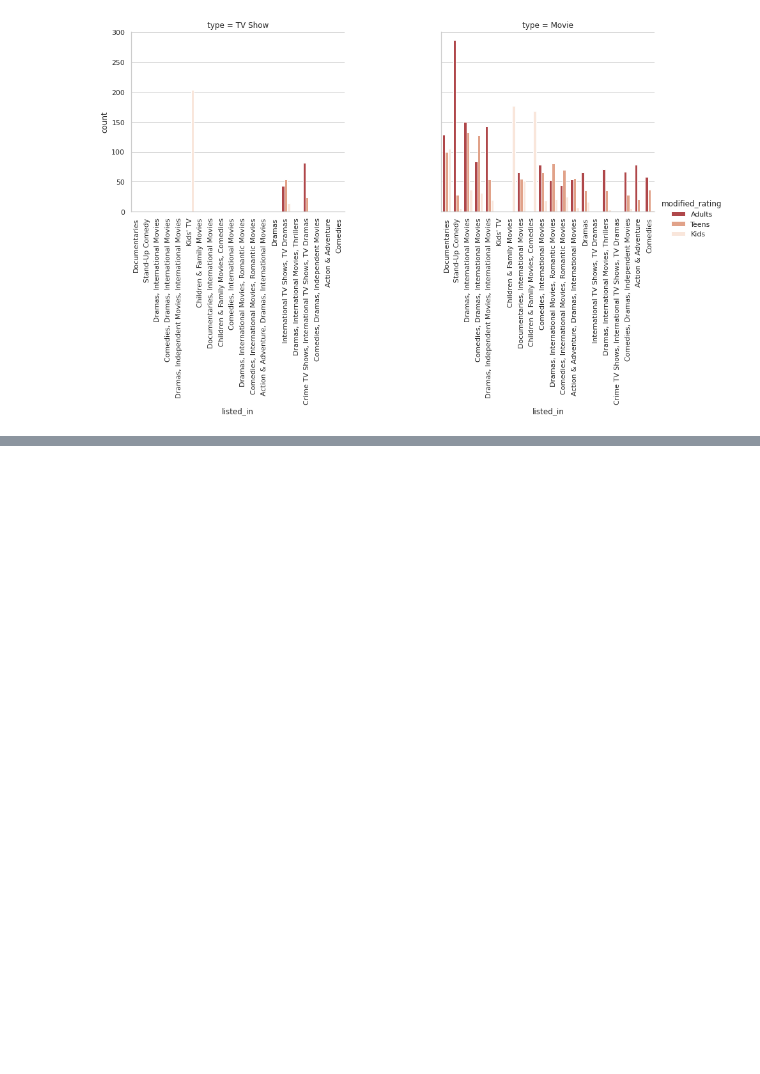
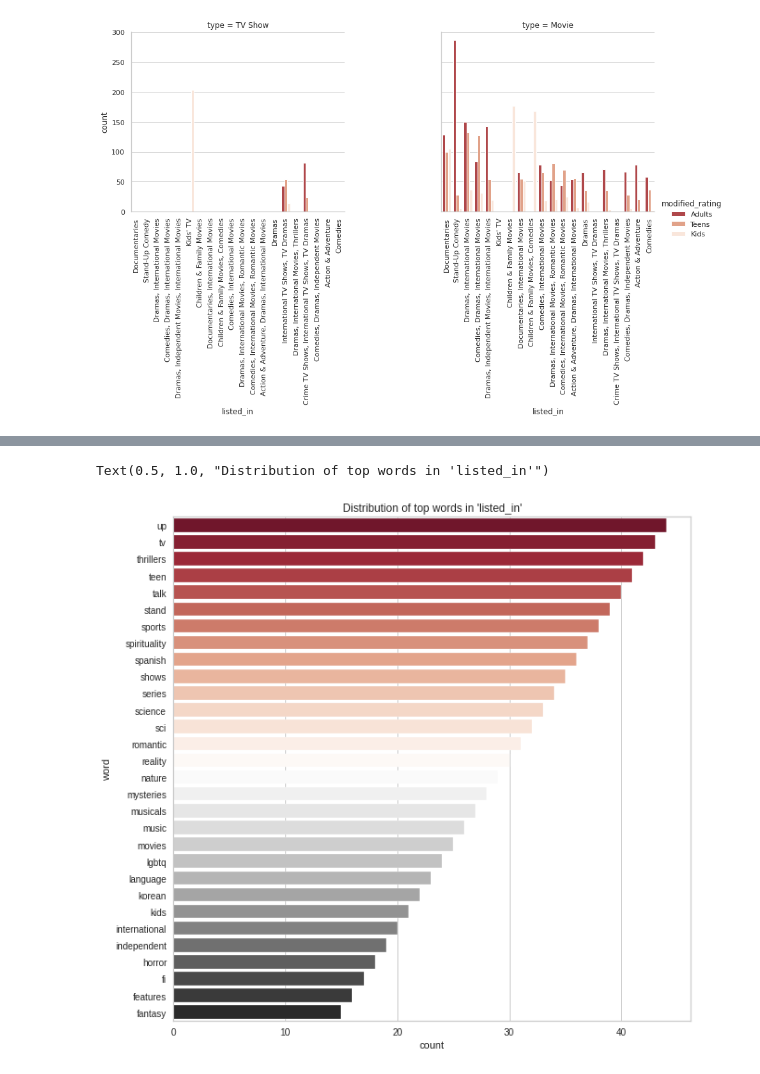
Before and after one commit to HariTarz/Netflix_Movies_And_TV_Shows_Clustering, a Jupyter notebook: Netflix_Movies_And_TV_Shows_Clustering.ipynb, the cells around one changed output, grey strips where cells are left out. Drawn from its saved outputs; the diff is of its cells as text; code cells hidden in the pictures; blank space fills up the shorter version.

Commit message:
Netflix_Movies_And_TV_Shows_Clustering_fourth_commit_with_EDA_and_NLP_implementation

```diff
--- a/Netflix_Movies_And_TV_Shows_Clustering.ipynb
+++ b/Netflix_Movies_And_TV_Shows_Clustering.ipynb
@@ -549,0 +785,10 @@ p.set_xticklabels(rotation=90)
+# %%
+# Creating a count vectorizer object and fitting in the 'listed_in' text
+count_vectorizer = CountVectorizer()
+count_vectorizer.fit(netflix_df.listed_in)
+
+# Getting the most frequently occuring words
+listed_in_words_frequency= count_vectorizer.vocabulary_.items()
+# %%
+listed_in_words_frequency_dict= dict(sorted(listed_in_words_frequency, key= lambda x: x[1], reverse= True))
+print(listed_in_words_frequency_dict)
@@ -549,0 +797,3 @@ p.set_xticklabels(rotation=90)
+# %%
+listed_in_word_df= pd.DataFrame(listed_in_words_frequency_dict.items()).rename(columns= {0: 'word', 1: 'count'})
+listed_in_word_df.head()
@@ -549,0 +807,8 @@ p.set_xticklabels(rotation=90)
+# %%
+fig = plt.figure(figsize=(10,10))
+ax = fig.gca()
+sns.barplot(x='count', y= 'word', data= listed_in_word_df, order= listed_in_word_df.word[:30], palette= 'RdGy')
+ax.set_title("Distribution of top words in 'listed_in'")
+# %% [output]
+Text(0.5, 1.0, "Distribution of top words in 'listed_in'")
+[figure, added]
```
Also changed, not shown: parts of 86 cells of this notebook.
